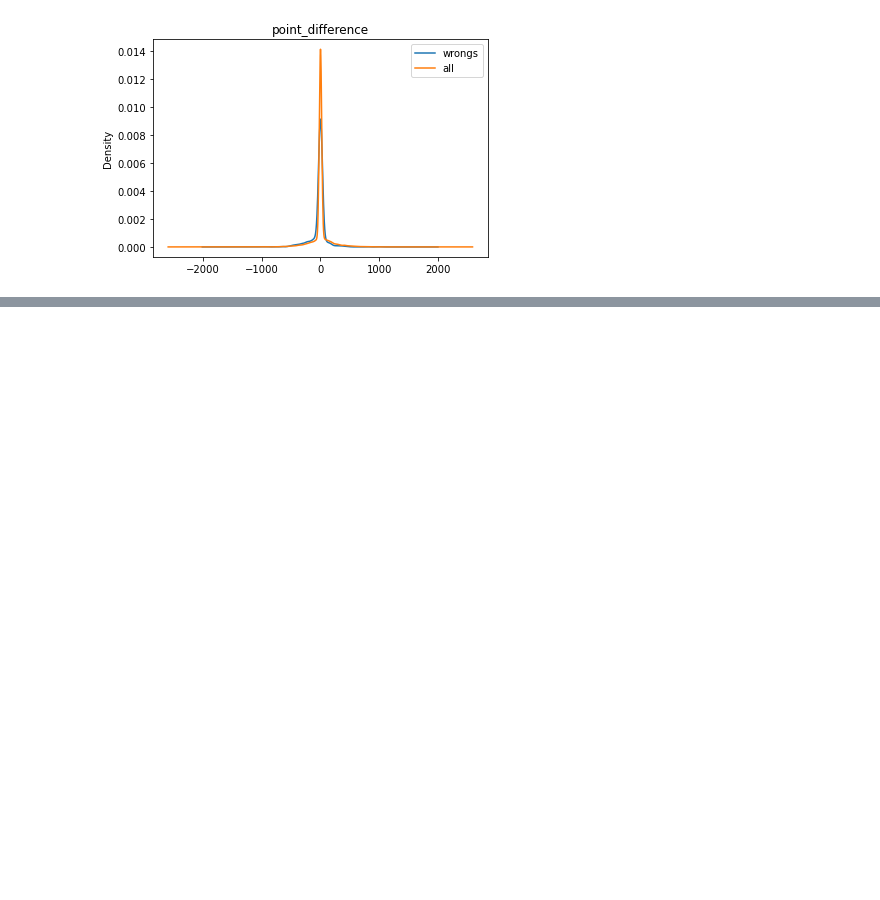
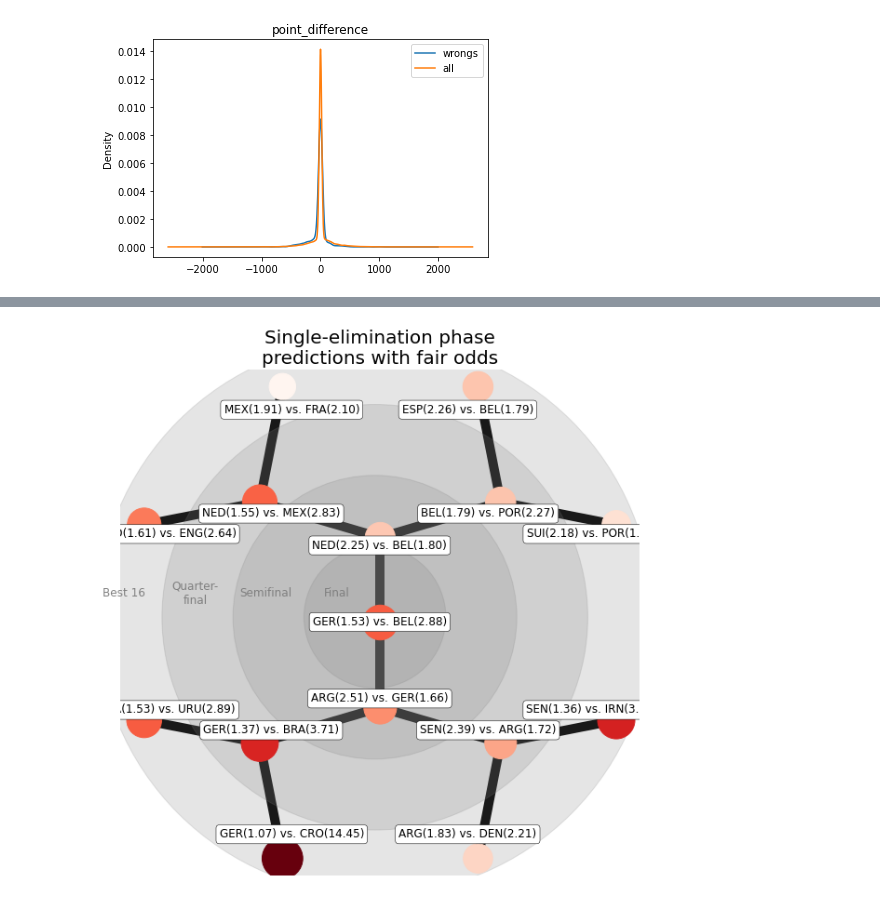
Before and after one commit to Edidas02/wc2022, a Jupyter notebook: wc2022.ipynb, the cells around one changed output, grey strips where cells are left out. Drawn from its saved outputs; the diff is of its cells as text; code cells hidden in the pictures; blank space fills up the shorter version.

Commit message:
completed final predictions

```diff
--- a/wc2022.ipynb
+++ b/wc2022.ipynb
@@ -10,15 +10,17 @@ rankings = rankings.replace({"IR Iran": "Iran"}) #process names
 rankings['weighted_points'] =  rankings['cur_year_avg_weighted'] + rankings['two_year_ago_weighted'] + rankings['three_year_ago_weighted'] #filter out unnecessary data
 rankings['rank_date'] = pd.to_datetime(rankings['rank_date']) #convert
 
+
 matches = pd.read_csv('data/results.csv')
 matches =  matches.replace({'Germany DR': 'Germany'}) #process names again
 matches['date'] = pd.to_datetime(matches['date'])
 
 #!!!!!!  REMEMBER TO UPDATE.    !!!!!
 #wc = ['USA', 'Qatar','Germany','Denmark','Brazil' ,'France' ,'Belgium','Croatia','Spain',
-     # 'Serbia','England','Switzerland','Argentina','Netherlands','Iran','South Korea',
-     # 'Japan','Saudi Arabia','Ecuador','Uruguay','Canada','Ghana','Senegal','Portugal','Poland',
-    #  'Cameroon','Mexico','Wales','Australia','Costa Rica']   #list of qualified teams used as index for later model
-wc = pd.read_csv('data/wc2022data.csv')
-wc = wc.loc[:, ['Team', 'Group', 'First match \nagainst', 'Second match\n against', 'Third match\n against']]
-wc = wc.set_index('Team') #order by the teams
+      #'Serbia','England','Switzerland','Argentina','Netherlands','Iran','South Korea',
+      #'Japan','Saudi Arabia','Ecuador','Uruguay','Canada','Ghana','Senegal','Portugal','Poland',
+      #'Cameroon','Mexico','Wales','Australia','Costa Rica']   #list of qualified teams used as index for later model
+wc = pd.read_csv('data/2022data.csv')
+wc = wc.loc[:, ['team_index', 'Team', 'Group', 'First match \nagainst', 'Second match\n against', 'Third match\n against']]
+wc = wc.set_index('team_index') #order by the groups
+#wc
@@ -125,13 +148,15 @@ Name: is_comp, dtype: float64
 [figure]
 [figure]
 # %%
-# let's define a small margin when we safer to predict draw then win
-margin = 0.05
+#draw margin in case match rankings are too close
+margin = 0.01
 
-# let's define the rankings at the time of the World Cup
+#most recent WC team rankings
 wc_rankings = rankings.loc[(rankings['rank_date'] == rankings['rank_date'].max()) &
-                                    rankings['country_full'].isin(wc)]
+                                rankings['country_full'].isin(wc['Team'])]
+
 wc_rankings = wc_rankings.set_index(['country_full'])
+#wc_rankings
 # %%
 from itertools import combinations
 
@@ -140,8 +165,9 @@ opponents = ['First match \nagainst', 'Second match\n against', 'Third match\n a
 wc['points'] = 0
 wc['total_prob'] = 0
 
-for group in set(wc['Group']):
-    print('___Starting group {}:___'.format(group))
+#repeating 4 times: FIX
+for group in (wc['Group']):
+    print('___Group {}:___'.format(group))
     for home, away in combinations(wc.query('Group == "{}"'.format(group)).index, 2):
         print("{} vs. {}: ".format(home, away), end='')
         row = pd.DataFrame(np.array([[np.nan, np.nan, np.nan, True]]), columns=X_test.columns)
@@ -225,3 +266,4 @@ for f in finals:
 
     next_round_wc = next_round_wc.loc[winners]
     print("\n")
+    wc
@@ -233,7 +293,7 @@ from networkx.drawing.nx_pydot import graphviz_layout
 node_sizes = pd.DataFrame(list(reversed(odds)))
 scale_factor = 0.3 # for visualization
 G = nx.balanced_tree(2, 3)
-pos = graphviz_layout(G, prog='twopi', args='')
+pos = graphviz_layout(G, prog='twopi')
 centre = pd.DataFrame(pos).mean(axis=1).mean()
 
 plt.figure(figsize=(10, 10))
@@ -241,30 +301,32 @@ ax = plt.subplot(1,1,1)
 # add circles
 circle_positions = [(235, 'black'), (180, 'blue'), (120, 'red'), (60, 'yellow')]
 [ax.add_artist(plt.Circle((centre, centre),
                           cp, color='grey',
                           alpha=0.2)) for cp, c in circle_positions]
 
 # draw first the graph
 nx.draw(G, pos,
         node_color=node_sizes.diff(axis=1)[1].abs().pow(scale_factor),
         node_size=node_sizes.diff(axis=1)[1].abs().pow(scale_factor)*2000,
         alpha=1,
         cmap='Reds',
         edge_color='black',
         width=10,
         with_labels=False)
 
 # draw the custom node labels
 shifted_pos = {k:[(v[0]-centre)*0.9+centre,(v[1]-centre)*0.9+centre] for k,v in pos.items()}
 nx.draw_networkx_labels(G,
                         pos=shifted_pos,
                         bbox=dict(boxstyle="round,pad=0.3", fc="white", ec="black", lw=.5, alpha=1),
                         labels=dict(zip(reversed(range(len(labels))), labels)))
 
 texts = ((10, 'Best 16', 'black'), (70, 'Quarter-\nfinal', 'blue'), (130, 'Semifinal', 'red'), (190, 'Final', 'yellow'))
 [plt.text(p, centre+20, t,
           fontsize=12, color='grey',
           va='center', ha='center') for p,t,c in texts]
 plt.axis('equal')
 plt.title('Single-elimination phase\npredictions with fair odds', fontsize=20)
 plt.show()
+# %% [output]
+[figure, added]
```
Also changed, not shown: parts of 5 cells of this notebook.
